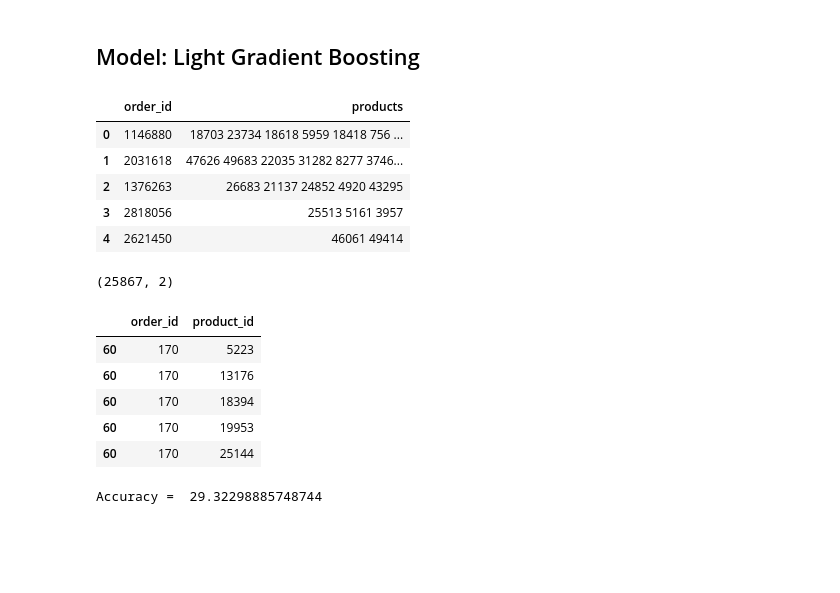
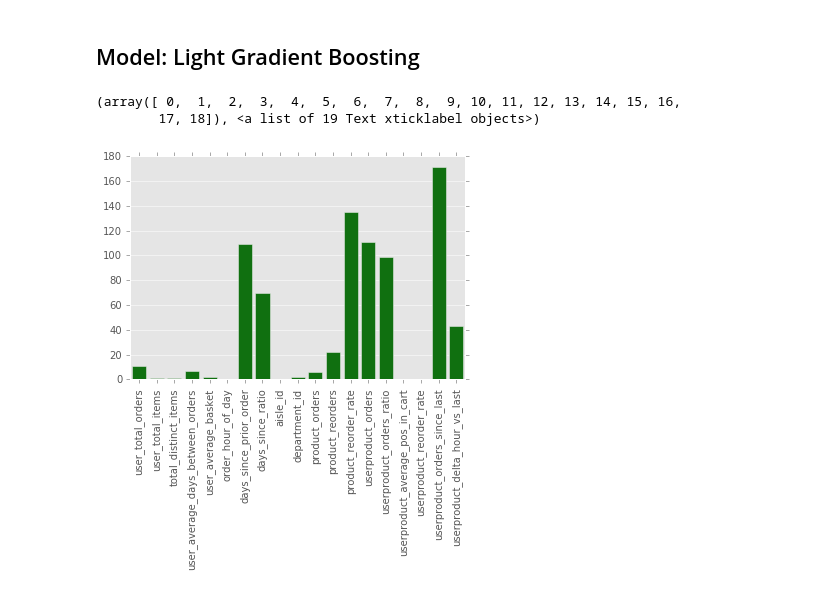
Before and after one commit to josephsudibyo/Instacart-Market-Basket-Analysis-, a Jupyter notebook: Instacart_Project.ipynb, the cells around one changed output. Cells and saved outputs as stored; diff of their text form; code cells hidden in the pictures; blank space fills up the shorter version.

```diff
--- a/Instacart_Project.ipynb
+++ b/Instacart_Project.ipynb
@@ -516,45 +480,27 @@ sub.columns = ['order_id', 'products']
-# %%
-sub.head()
-# %% [output]
-|  | order_id | products |
-| 0 | 1146880 | 18703 23734 18618 5959 18418 756 ... |
-| 1 | 2031618 | 47626 49683 22035 31282 8277 3746... |
-| 2 | 1376263 | 26683 21137 24852 4920 43295 |
-| 3 | 2818056 | 25513 5161 3957 |
-| 4 | 2621450 | 46061 49414 |
-# %%
-sub2 = sub.copy()
-sub2 = sub2[sub2['products']!='None']
-index_list = sub2.index
-print(sub2.shape)
-for i in index_list:
-    temp = sub2['products'][i].split()
-    sub2.set_value(i,'products',[int(x) for x in temp])
-
-s = sub2.apply(lambda x: pd.Series(x['products']),axis=1).stack().reset_index(level=1, drop=True).astype(np.int32)
-s.name = 'product_id'
-sub2 = sub2.drop('products', axis=1).join(s)
-
-sub2.sort_values(['order_id','product_id']).head()
-# %% [output]
-(25867, 2)
-|  | order_id | product_id |
-| 60 | 170 | 5223 |
-| 60 | 170 | 13176 |
-| 60 | 170 | 18394 |
-| 60 | 170 | 19953 |
-| 60 | 170 | 25144 |
-# %%
-test=test[['order_id','product_id']]
-counter1=0
-counter2=0
-for oid in test_order_id:
-    temp=list(test[test.order_id==oid]['product_id'])
-    counter1+=len(temp)
-    temp2=list(sub2[sub2.order_id==oid]['product_id'])
-    for element in temp2:
-        if element in temp:
-            counter2+=1
-print('Accuracy = ',counter2/counter1*100)
-# %% [output]
-Accuracy =  29.32298885748744
+# %%
+#Baseline LGB using all features
+features = ['user_total_orders', 'user_total_items', 'total_distinct_items',
+       'user_average_days_between_orders', 'user_average_basket',
+       'order_hour_of_day', 'days_since_prior_order', 'days_since_ratio',
+       'aisle_id', 'department_id', 'product_orders', 'product_reorders',
+       'product_reorder_rate', 'userproduct_orders', 'userproduct_orders_ratio',
+       'userproduct_average_pos_in_cart', 'userproduct_reorder_rate', 'userproduct_orders_since_last',
+       'userproduct_delta_hour_vs_last']
+
+#reformat train dataset
+lgb_train_df = lgb.Dataset(train_df[features],
+                      label=labels,
+                      categorical_feature=['aisle_id','department_id'])
+
+#LGB classifier (binary) with standard parameters
+mdl = lgb.LGBMClassifier(boosting_type= 'gbdt',
+          objective = 'binary',learning_rate=0.1,num_leaves=80)
+_ = mdl.fit(train_df[features], labels)
+# %%
+#plot feature importances
+sns.barplot(features,mdl.feature_importances_,color='green')
+plt.xticks(rotation='vertical')
+# %% [output]
+(array([ 0,  1,  2,  3,  4,  5,  6,  7,  8,  9, 10, 11, 12, 13, 14, 15, 16,
+        17, 18]), <a list of 19 Text xticklabel objects>)
+[figure, added]
```
Also changed, not shown: parts of 11 cells of this notebook.
